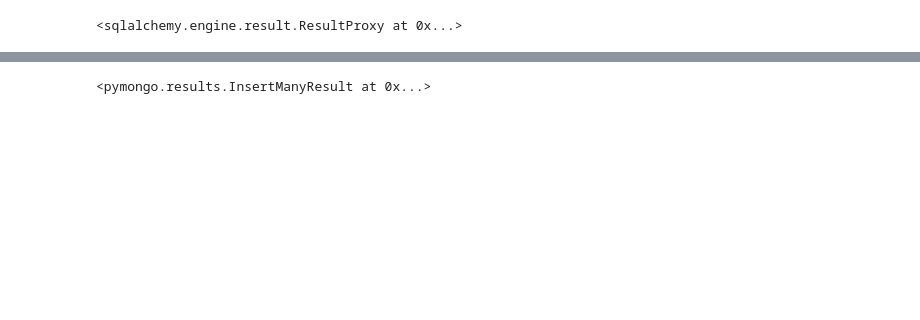
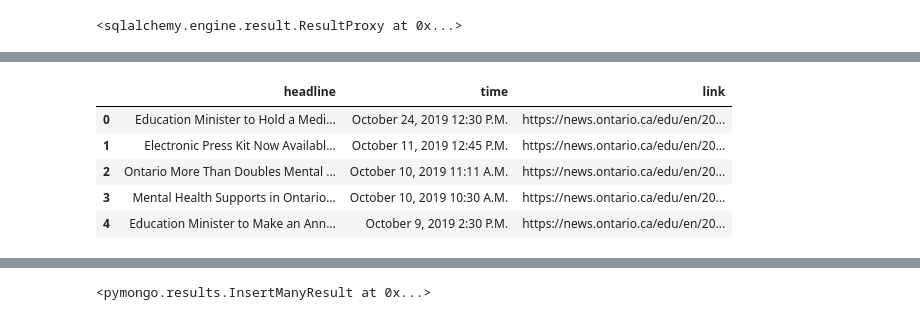
Before and after one commit to mukjs/public_schools_project, a Jupyter notebook: Code/Data_cleanup_analysis.ipynb, the cells around one changed output, grey strips where cells are left out. Drawn from its saved outputs; the diff is of its cells as text; code cells hidden in the pictures; blank space fills up the shorter version.

```diff
--- a/Code/Data_cleanup_analysis.ipynb
+++ b/Code/Data_cleanup_analysis.ipynb
@@ -236,6 +257,14 @@ for i in range(1,119):
         time_list.append(time.text)
 # %%
 df=pd.DataFrame(list(zip(news_list,time_list,link_list)),columns=['headline','time','link'])
+df.head()
+# %% [output]
+|  | headline | time | link |
+| 0 | Education Minister to Hold a Medi... | October 24, 2019 12:30 P.M. | https://news.ontario.ca/edu/en/20... |
+| 1 | Electronic Press Kit Now Availabl... | October 11, 2019 12:45 P.M. | https://news.ontario.ca/edu/en/20... |
+| 2 | Ontario More Than Doubles Mental ... | October 10, 2019 11:11 A.M. | https://news.ontario.ca/edu/en/20... |
+| 3 | Mental Health Supports in Ontario... | October 10, 2019 10:30 A.M. | https://news.ontario.ca/edu/en/20... |
+| 4 | Education Minister to Make an Ann... | October 9, 2019 2:30 P.M. | https://news.ontario.ca/edu/en/20... |
 # %%
 # Converting date from string to date-time
 
```
Also changed, not shown: parts of 31 cells of this notebook, 2 other files.
